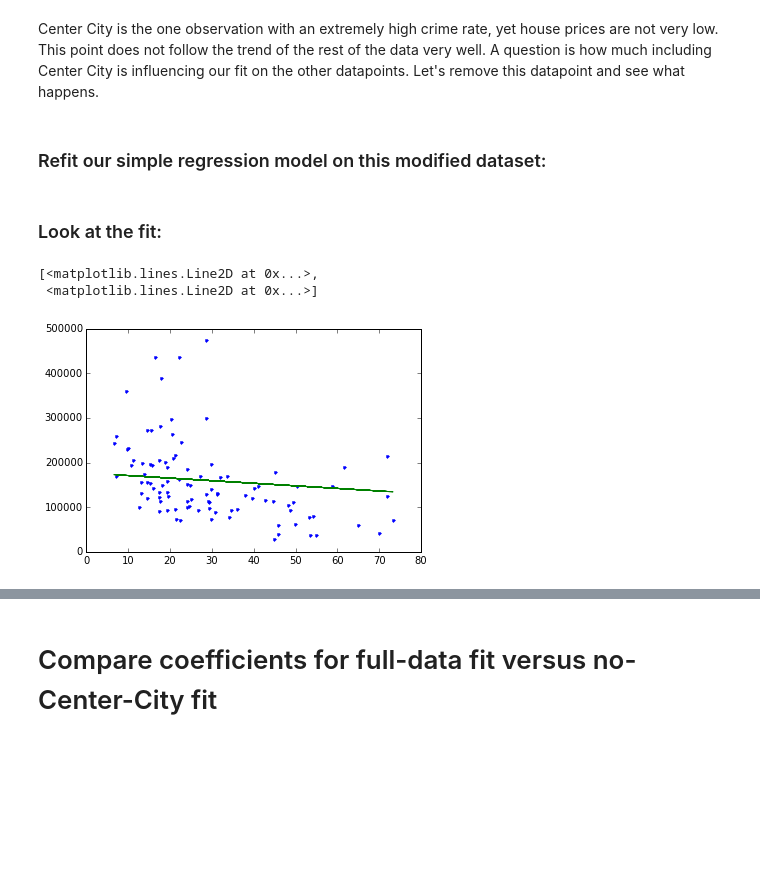
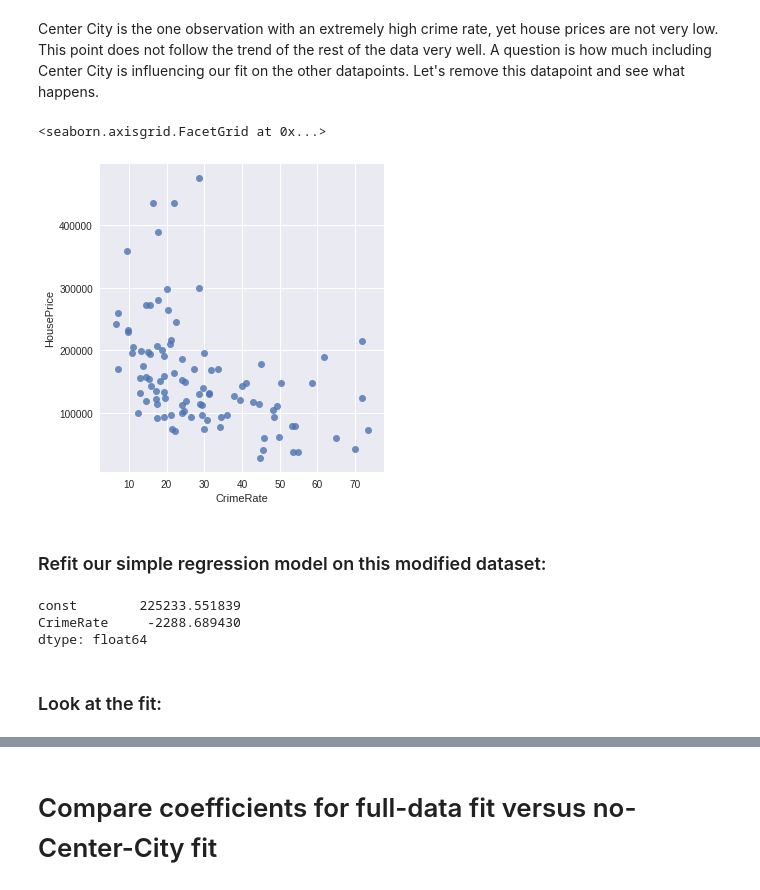
Before and after one commit to mitrad/regression_coursera, a Jupyter notebook: notebook/PhillyCrime.ipynb, the cells around one changed output, grey strips where cells are left out. Drawn from its saved outputs; the diff is of its cells as text; code cells hidden in the pictures; blank space fills up the shorter version.

```diff
--- a/notebook/PhillyCrime.ipynb
+++ b/notebook/PhillyCrime.ipynb
@@ -63,2 +59,7 @@ sales_noCC.show(view="Scatter Plot", x="CrimeRate", y="HousePrice")
+# %%
+sns.lmplot(x = 'CrimeRate', y = 'HousePrice', data = sales_noCC, ci = None, fit_reg=False)
+# %% [output]
+<seaborn.axisgrid.FacetGrid at 0x...>
+[figure, added]
 # %% [markdown]
 ### Refit our simple regression model on this modified dataset:
@@ -67,9 +66,12 @@ crime_model_noCC = graphlab.linear_regression.create(sales_noCC, target='HousePr
+# %%
+y = sales_noCC['HousePrice']
+x = sales_noCC[['CrimeRate']]
+x = sm.add_constant(x)
+crime_model_noCC = sm.OLS(y, x).fit()
+crime_model_noCC.params
+# %% [output]
+const        225233.551839
+CrimeRate     -2288.689430
+dtype: float64
 # %% [markdown]
 ### Look at the fit:
-# %%
-plt.plot(sales_noCC['CrimeRate'],sales_noCC['HousePrice'],'.',
-        sales_noCC['CrimeRate'],crime_model.predict(sales_noCC),'-')
-# %% [output]
-[<matplotlib.lines.Line2D at 0x...>,
- <matplotlib.lines.Line2D at 0x...>]
-[figure, removed]
```
Also changed, not shown: parts of 24 cells of this notebook, 5 other files.
